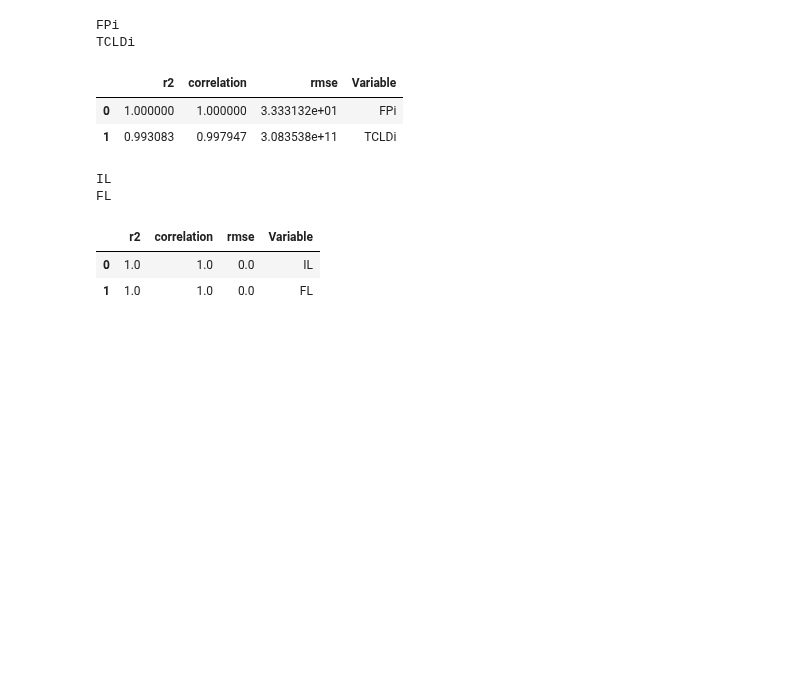
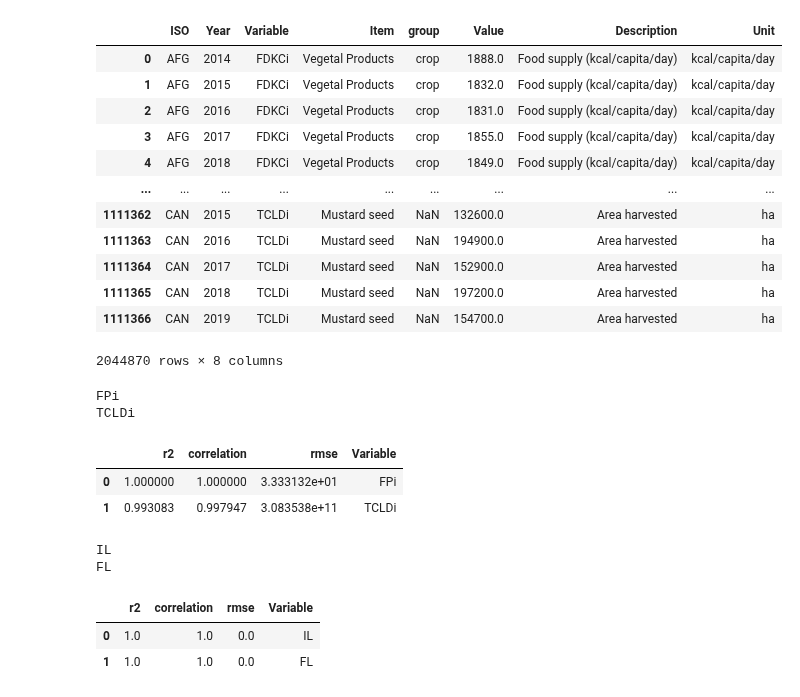
Before and after one commit to simonzabrocki/GraphModels, a Jupyter notebook: BE2_development.ipynb, the cells around one changed output. Saved outputs shown, nothing was run; the diff lists cells and outputs as text; code cells hidden in the pictures; blank space fills up the shorter version.

Commit message:
Update Hermen's BE2 model for interface

```diff
--- a/BE2_development.ipynb
+++ b/BE2_development.ipynb
@@ -14,6 +14,22 @@ landuse = select_dataset('landuse')
 # %%
 model_df = pd.concat([fbs_data, population_data, crops_data],).dropna(subset=['Variable'])
 model_df = model_df[~model_df.Variable.isin(['Domestic supply quantity'])]
+# %%
+model_df
+# %% [output]
+|  | ISO | Year | Variable | Item | group | Value | Description | Unit |
+| 0 | AFG | 2014 | FDKCi | Vegetal Products | crop | 1888.0 | Food supply (kcal/capita/day) | kcal/capita/day |
+| 1 | AFG | 2015 | FDKCi | Vegetal Products | crop | 1832.0 | Food supply (kcal/capita/day) | kcal/capita/day |
+| 2 | AFG | 2016 | FDKCi | Vegetal Products | crop | 1831.0 | Food supply (kcal/capita/day) | kcal/capita/day |
+| 3 | AFG | 2017 | FDKCi | Vegetal Products | crop | 1855.0 | Food supply (kcal/capita/day) | kcal/capita/day |
+| 4 | AFG | 2018 | FDKCi | Vegetal Products | crop | 1849.0 | Food supply (kcal/capita/day) | kcal/capita/day |
+| ... | ... | ... | ... | ... | ... | ... | ... | ... |
+| 1111362 | CAN | 2015 | TCLDi | Mustard seed | NaN | 132600.0 | Area harvested | ha |
+| 1111363 | CAN | 2016 | TCLDi | Mustard seed | NaN | 194900.0 | Area harvested | ha |
+| 1111364 | CAN | 2017 | TCLDi | Mustard seed | NaN | 152900.0 | Area harvested | ha |
+| 1111365 | CAN | 2018 | TCLDi | Mustard seed | NaN | 197200.0 | Area harvested | ha |
+| 1111366 | CAN | 2019 | TCLDi | Mustard seed | NaN | 154700.0 | Area harvested | ha |
+2044870 rows × 8 columns
 # %%
 from graphmodels.utils import df_to_data_dict
 
```
Also changed, not shown: parts of 19 cells of this notebook, 3 other files.
